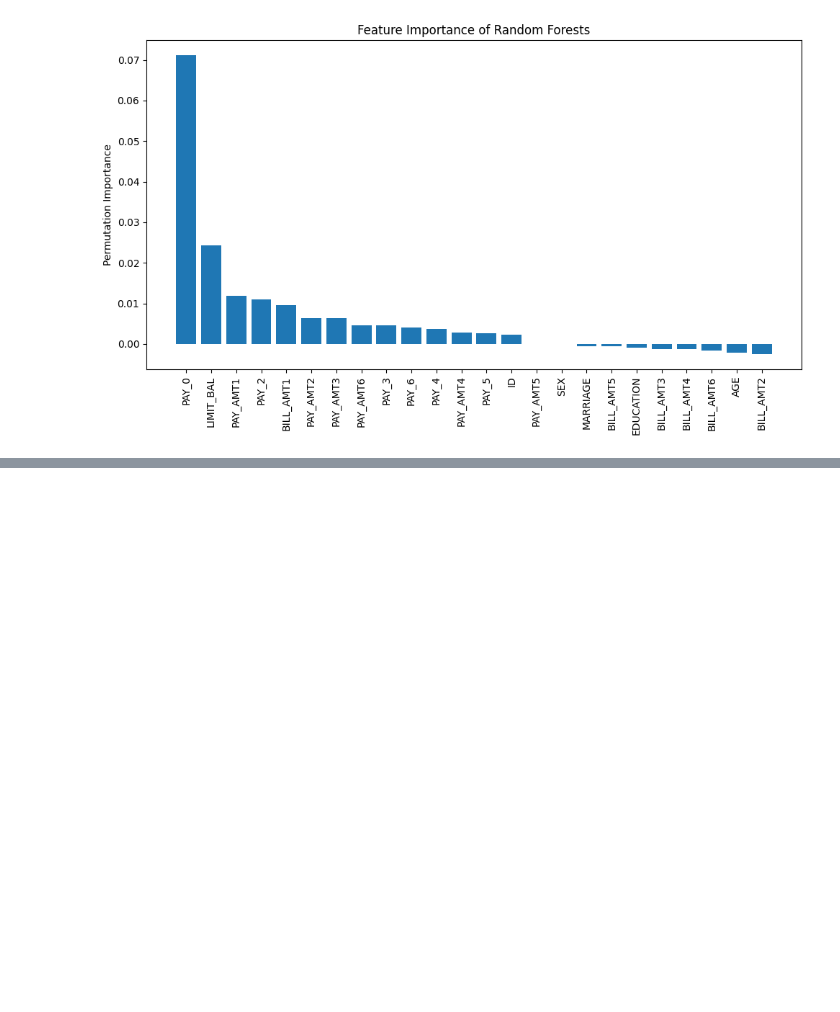
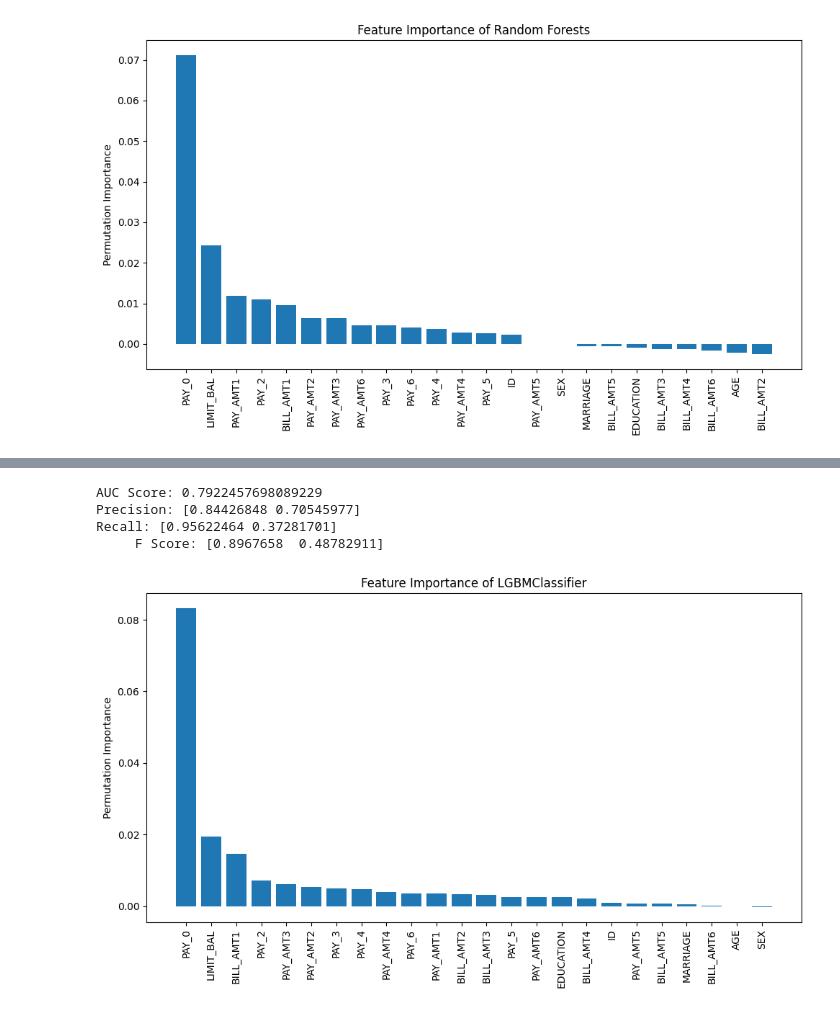
Before and after one commit to melakubu/DS340, a Jupyter notebook: DS340_models.ipynb, the cells around one changed output, grey strips where cells are left out. Cells and saved outputs as stored; diff of their text form; code cells hidden in the pictures; blank space fills up the shorter version.

Commit message:
Finished LightGBM model

```diff
--- a/DS340_models.ipynb
+++ b/DS340_models.ipynb
@@ -130,0 +146,16 @@ Recall: [0.95665172 0.35687168]
+# %%
+from lightgbm import LGBMClassifier
+
+parameter_grid = {'n_estimators': [100,200,500,1000],'max_depth': [3,5,-1], 'learning_rate': [0.01,0.05,0.1]}
+LGBM = LGBMClassifier(verbosity=-1, n_jobs=-1)
+LGBM_gridsearch = GridSearchCV(LGBM,param_grid=parameter_grid,scoring='roc_auc',cv=5,n_jobs=-1)
+
+title = 'Feature Importance of LGBMClassifier'
+evaluate_model(LGBM_gridsearch,x_train,y_train,x_test,y_test)
+evaluate_features(LGBM_gridsearch,x_test,y_test,title)
+# %% [output]
+AUC Score: 0.7922457698089229
+Precision: [0.84426848 0.70545977]
+Recall: [0.95622464 0.37281701]
+     F Score: [0.8967658  0.48782911]
+[figure, added]
```
Also changed, not shown: parts of 3 cells of this notebook, 1 other file.
